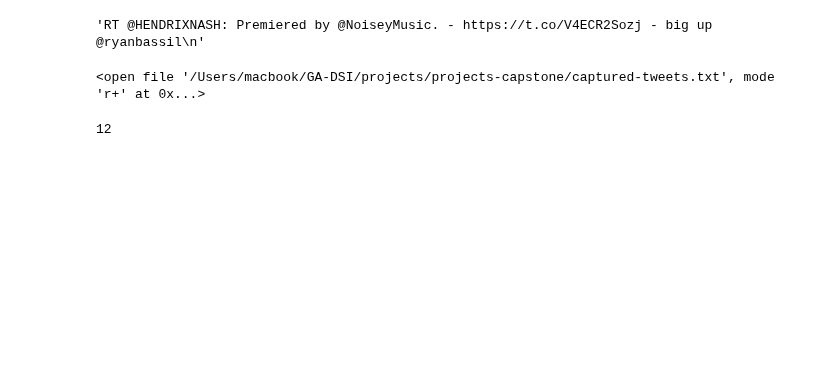
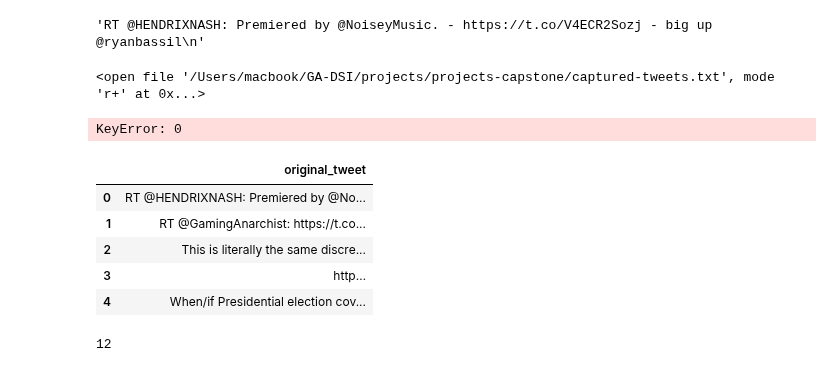
Before and after one commit to spockl/GA-DSI, a Jupyter notebook: projects/projects-capstone/Capstone Draft 1.ipynb, the cells around one changed output. Drawn from its saved outputs; the diff is of its cells as text; code cells hidden in the pictures; blank space fills up the shorter version.

```diff
--- a/projects/projects-capstone/Capstone Draft 1.ipynb
+++ b/projects/projects-capstone/Capstone Draft 1.ipynb
@@ -20,0 +59,4 @@ tweets
+# %%
+tweets['original_tweet'] = tweets[0]
+# %% [output]
+KeyError: 0
@@ -21,3 +65,12 @@ tweets
+# %%
+tweets.head()
+# %% [output]
+|  | original_tweet |
+| 0 | RT @HENDRIXNASH: Premiered by @No... |
+| 1 | RT @GamingAnarchist: https://t.co... |
+| 2 | This is literally the same discre... |
+| 3 | http… |
+| 4 | When/if Presidential election cov... |
 # %%
 
 
```
Also changed, not shown: parts of 6 cells of this notebook, 15 other files.
